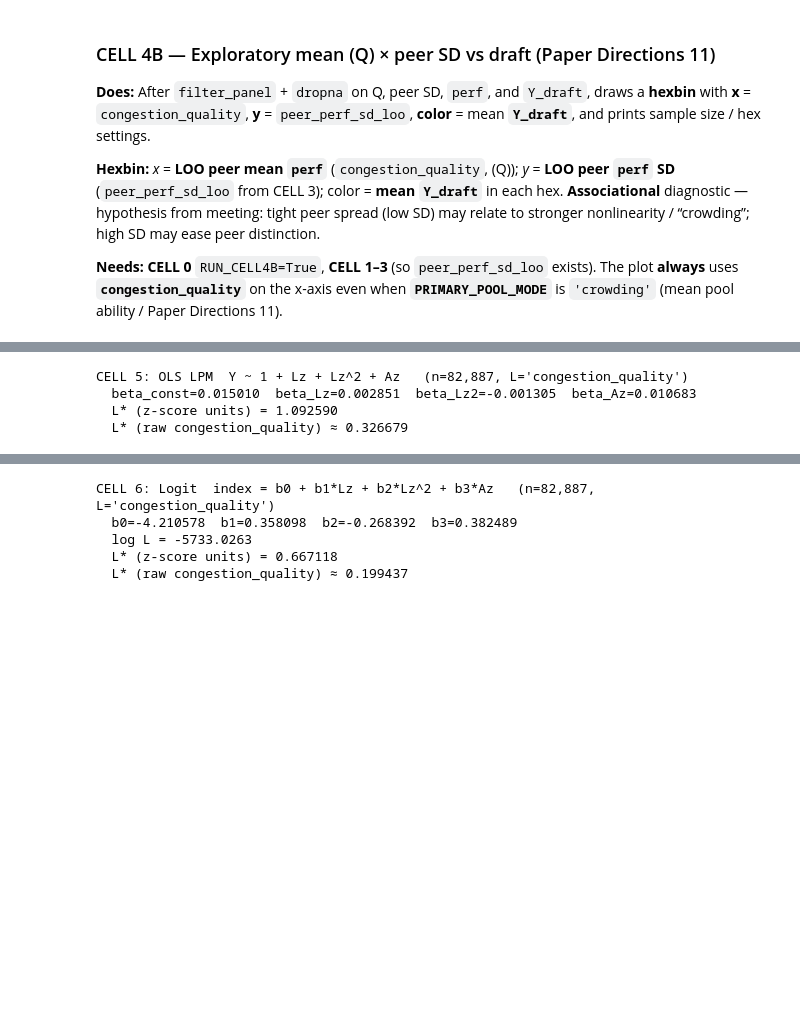
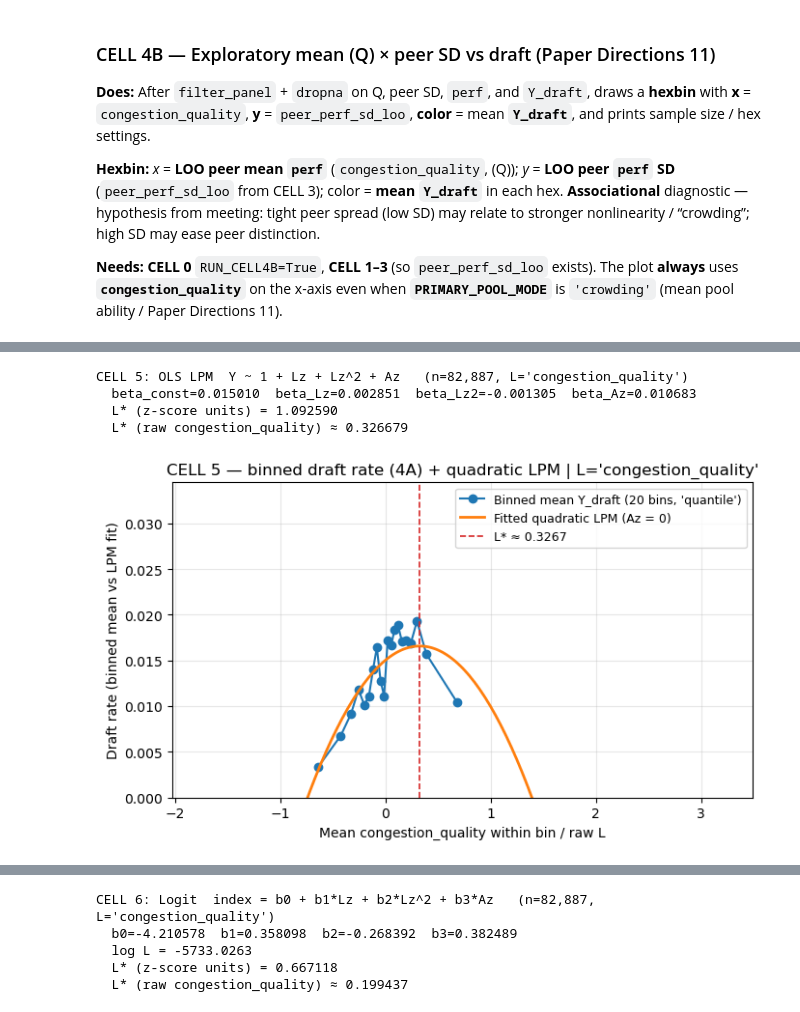
Before and after one commit to MathRanger6/Ivy_Net, a Jupyter notebook: sports/538_alex_tier1_model_and_fit.ipynb, the cells around one changed output, grey strips where cells are left out. Cells and saved outputs as stored; diff of their text form; code cells hidden in the pictures; blank space fills up the shorter version.

```diff
--- a/sports/538_alex_tier1_model_and_fit.ipynb
+++ b/sports/538_alex_tier1_model_and_fit.ipynb
@@ -488,7 +494,7 @@ if RUN_CELL5:
     else:
         import numpy as np
 
-        from sports_pipeline.panel_build import filter_panel
+        from sports_pipeline.panel_build import assign_poolq_bin_labels, filter_panel
 
         use_alex = filter_panel(df, CFG)
         use_alex = use_alex.dropna(subset=[ALEX_L_COL, "perf", "Y_draft"])
@@ -498,33 +504,112 @@ if RUN_CELL5:
         y = use_alex["Y_draft"].astype(float).to_numpy()
 
         Lz = (L - L.mean()) / L.std(ddof=0)
         Az = (A - A.mean()) / A.std(ddof=0)
         X = np.column_stack([np.ones(len(y)), Lz, Lz * Lz, Az])
         mask = np.isfinite(X).all(axis=1) & np.isfinite(y)
         beta, *_ = np.linalg.lstsq(X[mask], y[mask], rcond=None)
         b0, b1, b2, b3 = beta
+        L_mean = float(L.mean())
+        L_std = float(L.std(ddof=0))
 
         print(
             f"CELL 5: OLS LPM  Y ~ 1 + Lz + Lz^2 + Az   (n={int(mask.sum()):,}, L={ALEX_L_COL!r})"
         )
         print(f"  beta_const={b0:.6f}  beta_Lz={b1:.6f}  beta_Lz2={b2:.6f}  beta_Az={b3:.6f}")
 
         if abs(b2) < 1e-12:
             print("  L* not defined (beta_Lz2 ~ 0).")
         else:
             Lstar_z = -b1 / (2 * b2)
-            L_mean = float(L.mean())
-            L_std = float(L.std(ddof=0))
             Lstar_raw = L_mean + L_std * Lstar_z
             print(f"  L* (z-score units) = {Lstar_z:.6f}")
             print(f"  L* (raw {ALEX_L_COL}) ≈ {Lstar_raw:.6f}")
             if b2 >= 0:
                 print("  Note: beta_Lz2 >= 0 — no concave interior maximum; interpret shape cautiously.")
+
+        import matplotlib.pyplot as plt
+
+        n_bins = int(CFG.ventiles)
+        mode = str(CFG.poolq_binning)
+        work = use_alex.copy()
+        work["alex_bin"] = assign_poolq_bin_labels(work[ALEX_L_COL], n_bins, mode)
+        work = work.dropna(subset=["alex_bin"])
+        alex_bin_tab = (
+            work.groupby("alex_bin", observed=True)
+            .agg(
+                n=("Y_draft", "size"),
+                draft_rate=("Y_draft", "mean"),
+                L_mean=(ALEX_L_COL, "mean"),
+            )
+            .reset_index()
+            .sort_values("alex_bin")
+        )
+
+        Lstar_raw_plot = None
+        if abs(b2) >= 1e-12:
+            Lstar_raw_plot = L_mean + L_std * (-b1 / (2 * b2))
+
+        x_emp = alex_bin_tab["L_mean"].to_numpy(dtype=float)
+        x_lo, x_hi = float(np.min(x_emp)), float(np.max(x_emp))
+        if Lstar_raw_plot is not None:
+            x_lo = min(x_lo, float(Lstar_raw_plot))
+            x_hi = max(x_hi, float(Lstar_raw_plot))
+        x_pad = max(0.05, 0.08 * (x_hi - x_lo))
+        xlim_lo, xlim_hi = x_lo - x_pad, x_hi + x_pad
+
+        L_grid = np.linspace(xlim_lo, xlim_hi, 200)
+        Lz_grid = (L_grid - L_mean) / L_std
+        y_hat = b0 + b1 * Lz_grid + b2 * Lz_grid**2 + b3 * 0.0
+
+        y_emp = alex_bin_tab["draft_rate"].to_numpy(dtype=float)
+        y_all = np.concatenate([y_emp, y_hat])
+        y_lo, y_hi = float(np.min(y_all)), float(np.max(y_all))
+        y_pad = max(0.001, 0.12 * (y_hi - y_lo))
+        ylim_lo = max(0.0, y_lo - y_pad)
+        ylim_hi = min(1.0, y_hi + y_pad)
+
+        fig, ax = plt.subplots(figsize=(7, 4.2))
+        ax.plot(
+            alex_bin_tab["L_mean"],
+            alex_bin_tab["draft_rate"],
+            marker="o",
+            linestyle="-",
+            color="C0",
+            lw=1.5,
+            label=f"Binned mean Y_draft ({n_bins} bins, {mode!r})",
+        )
+        ax.plot(
+            L_grid,
+            y_hat,
+            color="C1",
+            lw=2,
+            label="Fitted quadratic LPM (Az = 0)",
+        )
+        ax.set_xlabel(f"Mean {ALEX_L_COL} within bin / raw L")
+        ax.set_ylabel("Draft rate (binned mean vs LPM fit)")
+        ax.set_title(
+            f"CELL 5 — binned draft rate (4A) + quadratic LPM | L={ALEX_L_COL!r}"
+        )
+        ax.set_xlim(xlim_lo, xlim_hi)
+        ax.set_ylim(ylim_lo, ylim_hi)
+        if Lstar_raw_plot is not None and xlim_lo <= Lstar_raw_plot <= xlim_hi:
+            ax.axvline(
+                Lstar_raw_plot,
+                color="C3",
+                ls="--",
+                lw=1.2,
+                label=f"L* ≈ {Lstar_raw_plot:.4g}",
+            )
+        ax.legend(loc="best", fontsize=9)
+        ax.grid(True, alpha=0.3)
+        fig.tight_layout()
+        plt.show()
 else:
     print("  CELL 5 skipped  (RUN_CELL5 = False in CELL 0)")
 # %% [output]
 CELL 5: OLS LPM  Y ~ 1 + Lz + Lz^2 + Az   (n=82,887, L='congestion_quality')
   beta_const=0.015010  beta_Lz=0.002851  beta_Lz2=-0.001305  beta_Az=0.010683
   L* (z-score units) = 1.092590
   L* (raw congestion_quality) ≈ 0.326679
+[figure, added]
 # %% [markdown]
```
Also changed, not shown: parts of 9 cells of this notebook, 16 other files.
